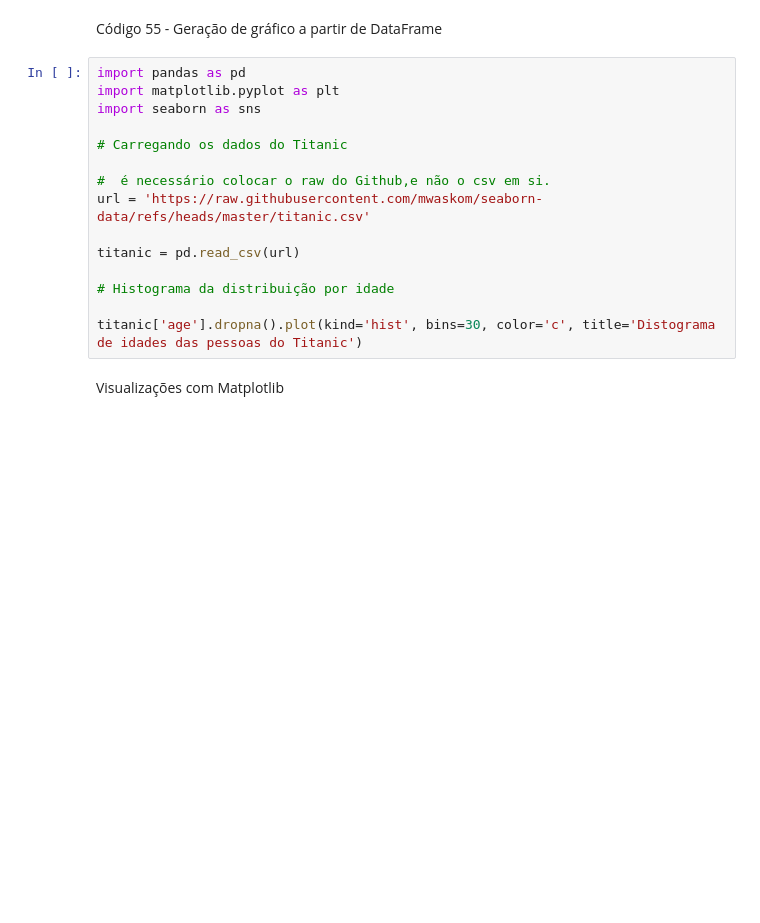
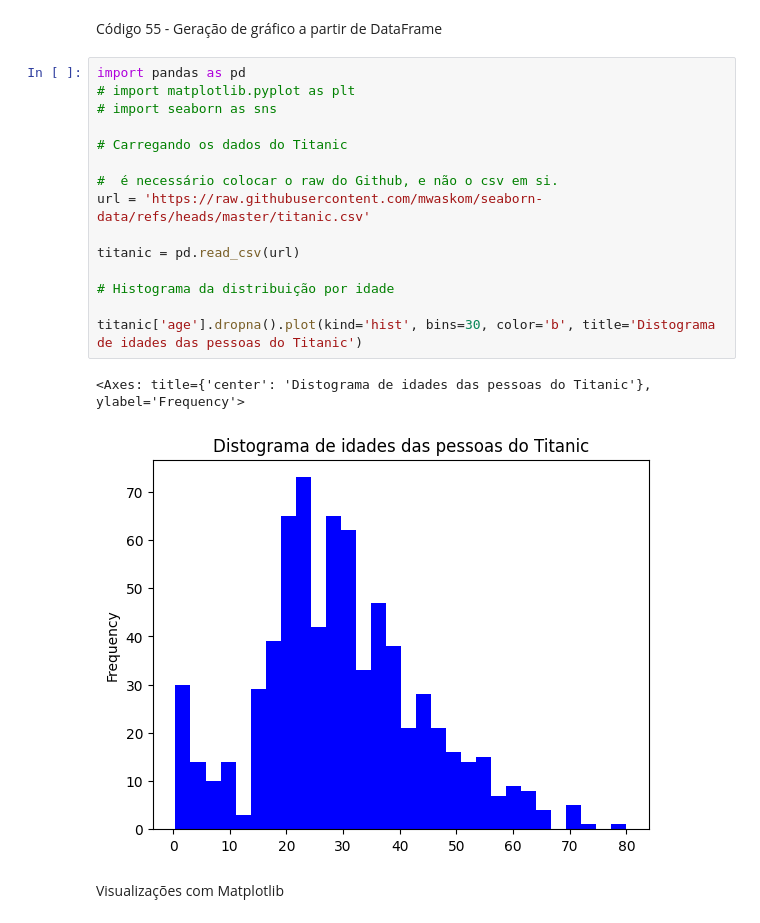
Before and after one commit to mariotlemes/pos-NLP, a Jupyter notebook: src/preliminar/python_para_processamento_de_dados.ipynb, the cells around one changed output. Drawn from its saved outputs; the diff is of its cells as text; blank space fills up the shorter version.

```diff
--- a/src/preliminar/python_para_processamento_de_dados.ipynb
+++ b/src/preliminar/python_para_processamento_de_dados.ipynb
@@ -497,19 +758,22 @@ print(loaded_df)
 Código 55 - Geração de gráfico a partir de DataFrame
 # %%
 import pandas as pd
-import matplotlib.pyplot as plt
-import seaborn as sns
+# import matplotlib.pyplot as plt
+# import seaborn as sns
 
 # Carregando os dados do Titanic
 
-#  é necessário colocar o raw do Github,e não o csv em si.
+#  é necessário colocar o raw do Github, e não o csv em si.
 url = 'https://raw.githubusercontent.com/mwaskom/seaborn-data/refs/heads/master/titanic.csv'
 
 titanic = pd.read_csv(url)
 
 # Histograma da distribuição por idade
 
-titanic['age'].dropna().plot(kind='hist', bins=30, color='c', title='Distograma de idades das pessoas do Titanic')
+titanic['age'].dropna().plot(kind='hist', bins=30, color='b', title='Distograma de idades das pessoas do Titanic')
+# %% [output]
+<Axes: title={'center': 'Distograma de idades das pessoas do Titanic'}, ylabel='Frequency'>
+[figure, added]
 # %% [markdown]
 Visualizações com Matplotlib
 # %%
```
Also changed, not shown: parts of 55 cells of this notebook.
